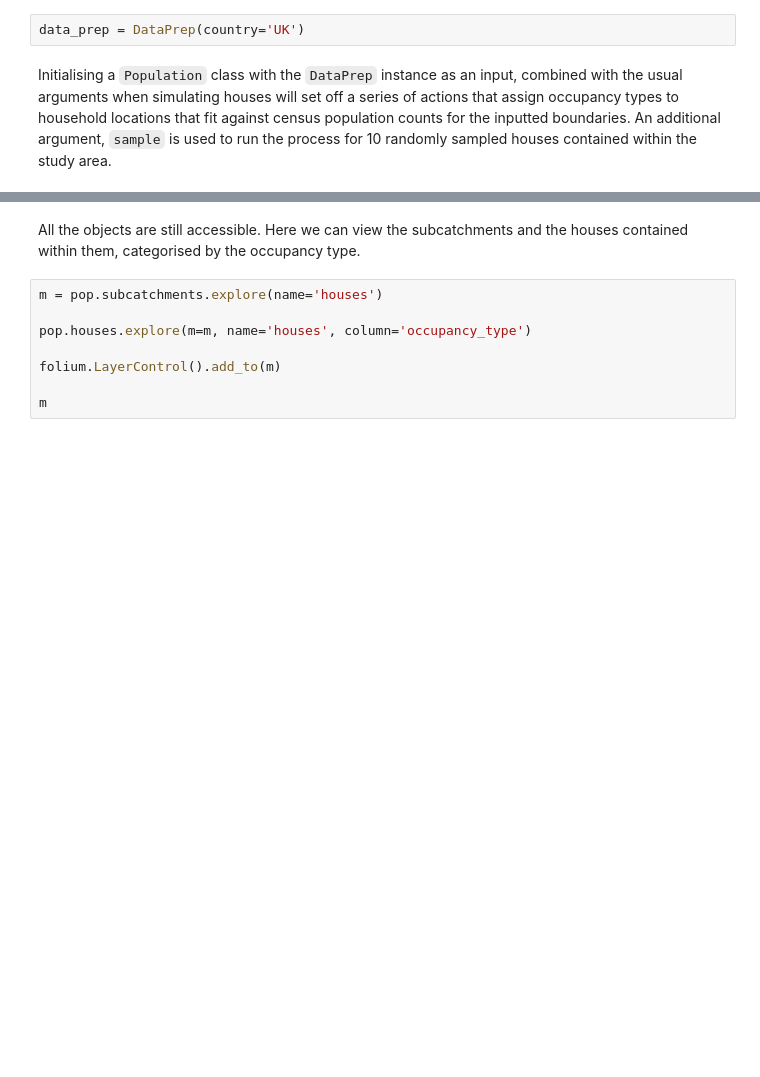
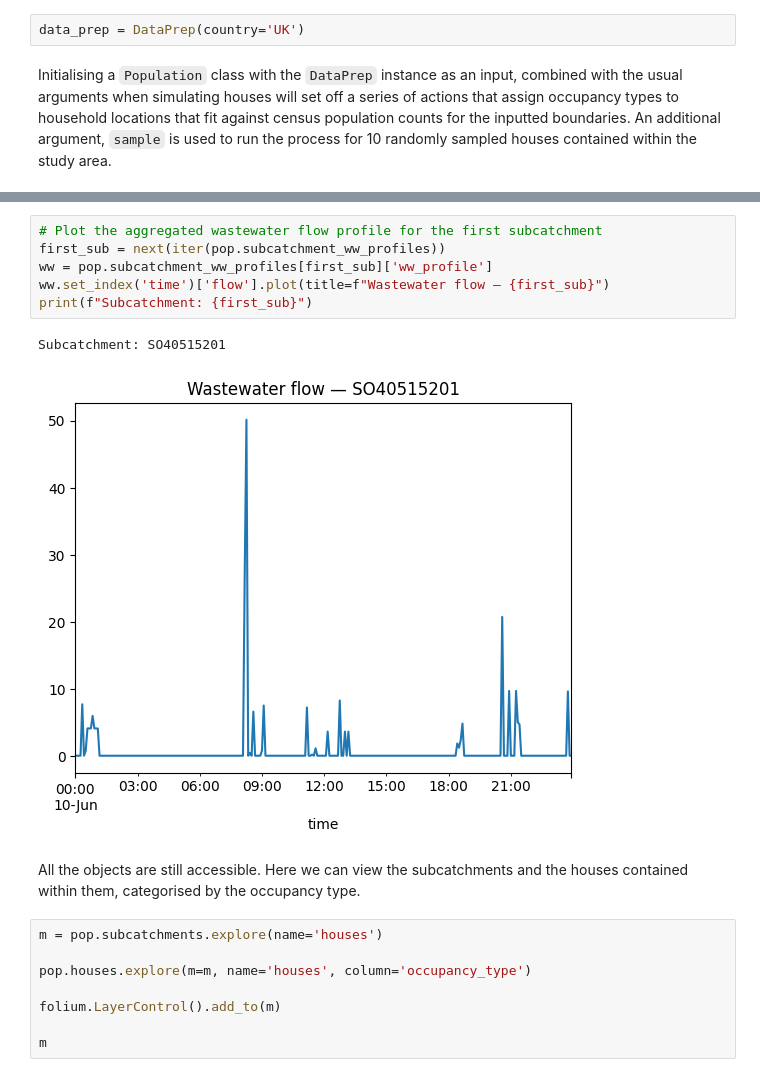
Before and after one commit to levaphenyl/pysimdeum, a Jupyter notebook: docs/examples/7_advanced_simulation_population_fitting_and_subcatchment_aggregation.ipynb, the cells around one changed output, grey strips where cells are left out. Cells and saved outputs as stored; diff of their text form; blank space fills up the shorter version.

```diff
--- a/docs/examples/7_advanced_simulation_population_fitting_and_subcatchment_aggregation.ipynb
+++ b/docs/examples/7_advanced_simulation_population_fitting_and_subcatchment_aggregation.ipynb
@@ -254,3 +229,12 @@ pop.houses_instances[next(iter(pop.houses_instances))].discharge.discharge.sum([
+# %%
+# Plot the aggregated wastewater flow profile for the first subcatchment
+first_sub = next(iter(pop.subcatchment_ww_profiles))
+ww = pop.subcatchment_ww_profiles[first_sub]['ww_profile']
+ww.set_index('time')['flow'].plot(title=f"Wastewater flow — {first_sub}")
+print(f"Subcatchment: {first_sub}")
+# %% [output]
+Subcatchment: SO40515201
+[figure, added]
 # %% [markdown]
 All the objects are still accessible. Here we can view the subcatchments and the houses contained within them, categorised by the occupancy type.
 # %%
```
Also changed, not shown: parts of 33 cells of this notebook, 8 other files.
